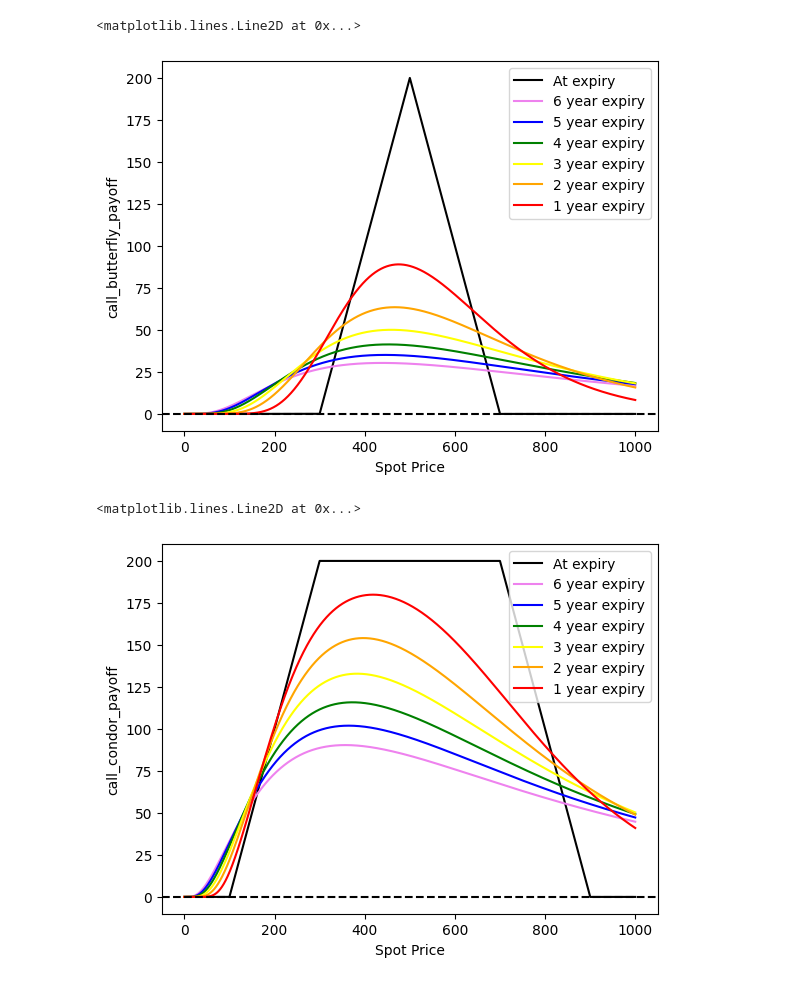
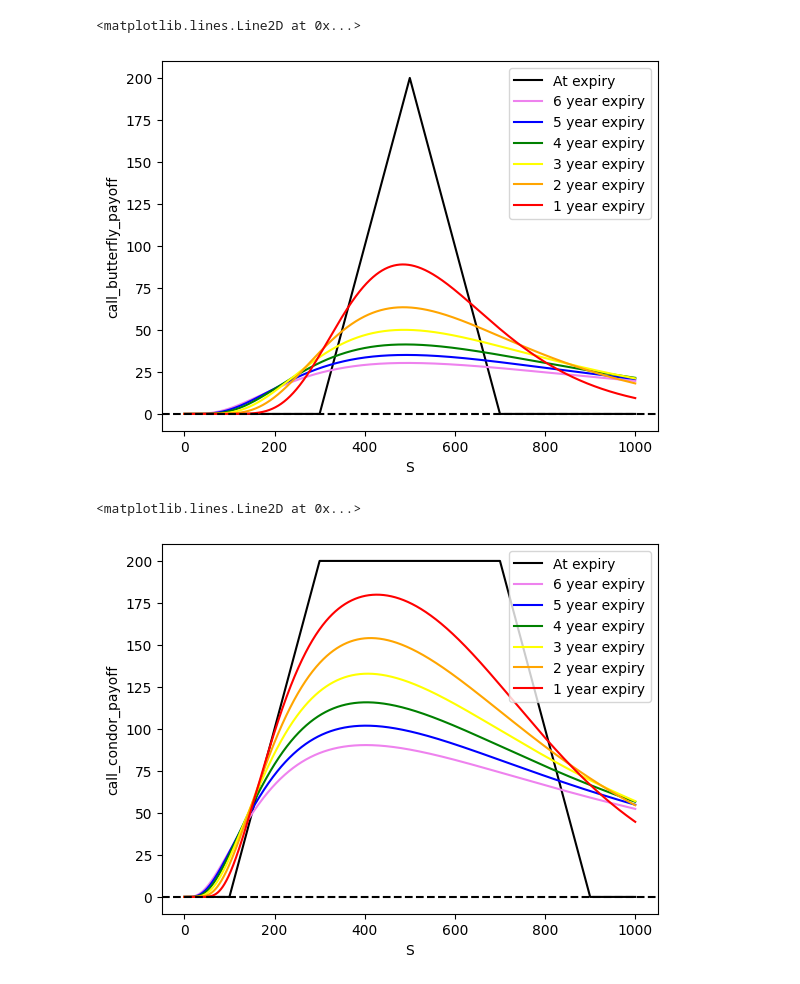
Before and after one commit to vkthakur90/AI_Applications, a Jupyter notebook: Black_Scholes_Call_Strategy.ipynb, the cells around one changed output. Saved outputs shown, nothing was run; the diff lists cells and outputs as text; code cells hidden in the pictures.

```diff
--- a/Black_Scholes_Call_Strategy.ipynb
+++ b/Black_Scholes_Call_Strategy.ipynb
@@ -8,5 +8,6 @@ from scipy.stats import norm
 import matplotlib.pyplot as plt
 # %%
 roi = 0.06
+div_yield = 0.02
 volatility = 0.3
 time_to_expiry = 6/12
@@ -83,10 +66,10 @@ def bull_call_spread(time_to_expiry, volatility, roi):
 
     return data_df
 # %%
-spread_1_df = bull_call_spread(6, volatility, roi)
-spread_2_df = bull_call_spread(5, volatility, roi)
-spread_3_df = bull_call_spread(4, volatility, roi)
-spread_4_df = bull_call_spread(3, volatility, roi)
-spread_5_df = bull_call_spread(2, volatility, roi)
-spread_6_df = bull_call_spread(1, volatility, roi)
+spread_1_df = bull_call_spread(6, volatility, roi, div_yield)
+spread_2_df = bull_call_spread(5, volatility, roi, div_yield)
+spread_3_df = bull_call_spread(4, volatility, roi, div_yield)
+spread_4_df = bull_call_spread(3, volatility, roi, div_yield)
+spread_5_df = bull_call_spread(2, volatility, roi, div_yield)
+spread_6_df = bull_call_spread(1, volatility, roi, div_yield)
 # %%
@@ -116,24 +99,24 @@ plt.axhline(0, linestyle = '--', color = 'black')
 # %%
-sns.lineplot(x = 'Spot Price', y = 'call_butterfly_payoff', data = spread_1_df, color = 'black', label = 'At expiry')
-sns.lineplot(x = 'Spot Price', y = 'call_butterfly_premium', data = spread_1_df, color = 'violet', label = '6 year expiry')
-sns.lineplot(x = 'Spot Price', y = 'call_butterfly_premium', data = spread_2_df, color = 'blue', label = '5 year expiry')
-sns.lineplot(x = 'Spot Price', y = 'call_butterfly_premium', data = spread_3_df, color = 'green', label = '4 year expiry')
-sns.lineplot(x = 'Spot Price', y = 'call_butterfly_premium', data = spread_4_df, color = 'yellow', label = '3 year expiry')
-sns.lineplot(x = 'Spot Price', y = 'call_butterfly_premium', data = spread_5_df, color = 'orange', label = '2 year expiry')
-sns.lineplot(x = 'Spot Price', y = 'call_butterfly_premium', data = spread_6_df, color = 'red', label = '1 year expiry')
+sns.lineplot(x = 'S', y = 'call_butterfly_payoff', data = spread_1_df, color = 'black', label = 'At expiry')
+sns.lineplot(x = 'S', y = 'call_butterfly_premium', data = spread_1_df, color = 'violet', label = '6 year expiry')
+sns.lineplot(x = 'S', y = 'call_butterfly_premium', data = spread_2_df, color = 'blue', label = '5 year expiry')
+sns.lineplot(x = 'S', y = 'call_butterfly_premium', data = spread_3_df, color = 'green', label = '4 year expiry')
+sns.lineplot(x = 'S', y = 'call_butterfly_premium', data = spread_4_df, color = 'yellow', label = '3 year expiry')
+sns.lineplot(x = 'S', y = 'call_butterfly_premium', data = spread_5_df, color = 'orange', label = '2 year expiry')
+sns.lineplot(x = 'S', y = 'call_butterfly_premium', data = spread_6_df, color = 'red', label = '1 year expiry')
 plt.axhline(0, linestyle = '--', color = 'black')
 # %% [output]
 <matplotlib.lines.Line2D at 0x...>
-[figure, old version]
+[figure, new version]
 # %%
-sns.lineplot(x = 'Spot Price', y = 'call_condor_payoff', data = spread_1_df, color = 'black', label = 'At expiry')
-sns.lineplot(x = 'Spot Price', y = 'call_condor_premium', data = spread_1_df, color = 'violet', label = '6 year expiry')
-sns.lineplot(x = 'Spot Price', y = 'call_condor_premium', data = spread_2_df, color = 'blue', label = '5 year expiry')
-sns.lineplot(x = 'Spot Price', y = 'call_condor_premium', data = spread_3_df, color = 'green', label = '4 year expiry')
-sns.lineplot(x = 'Spot Price', y = 'call_condor_premium', data = spread_4_df, color = 'yellow', label = '3 year expiry')
-sns.lineplot(x = 'Spot Price', y = 'call_condor_premium', data = spread_5_df, color = 'orange', label = '2 year expiry')
-sns.lineplot(x = 'Spot Price', y = 'call_condor_premium', data = spread_6_df, color = 'red', label = '1 year expiry')
+sns.lineplot(x = 'S', y = 'call_condor_payoff', data = spread_1_df, color = 'black', label = 'At expiry')
+sns.lineplot(x = 'S', y = 'call_condor_premium', data = spread_1_df, color = 'violet', label = '6 year expiry')
+sns.lineplot(x = 'S', y = 'call_condor_premium', data = spread_2_df, color = 'blue', label = '5 year expiry')
+sns.lineplot(x = 'S', y = 'call_condor_premium', data = spread_3_df, color = 'green', label = '4 year expiry')
+sns.lineplot(x = 'S', y = 'call_condor_premium', data = spread_4_df, color = 'yellow', label = '3 year expiry')
+sns.lineplot(x = 'S', y = 'call_condor_premium', data = spread_5_df, color = 'orange', label = '2 year expiry')
+sns.lineplot(x = 'S', y = 'call_condor_premium', data = spread_6_df, color = 'red', label = '1 year expiry')
 plt.axhline(0, linestyle = '--', color = 'black')
 # %% [output]
 <matplotlib.lines.Line2D at 0x...>
-[figure, old version]
+[figure, new version]
```
Also changed, not shown: parts of 5 cells of this notebook.
